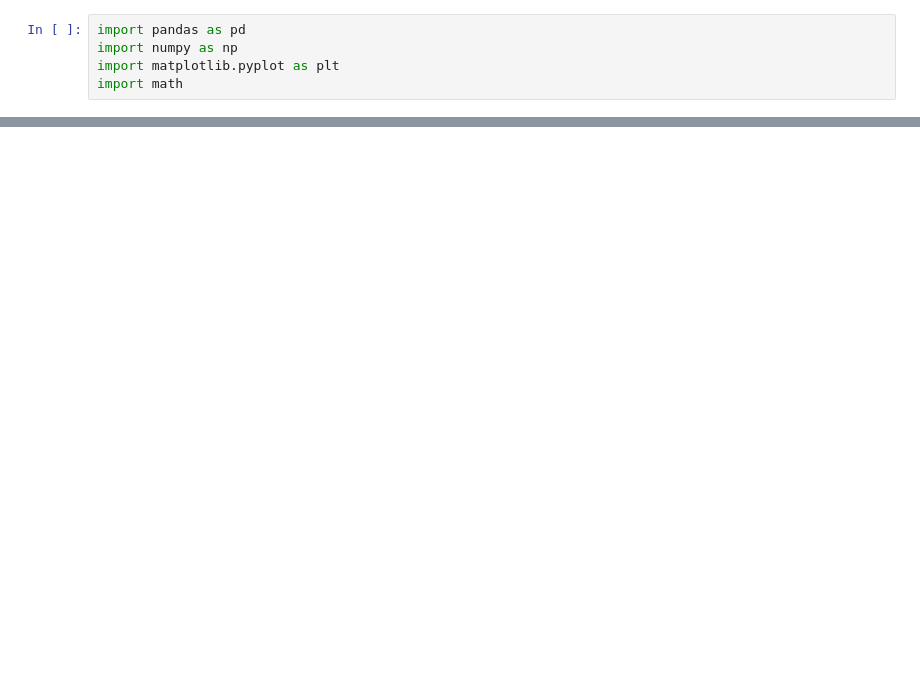
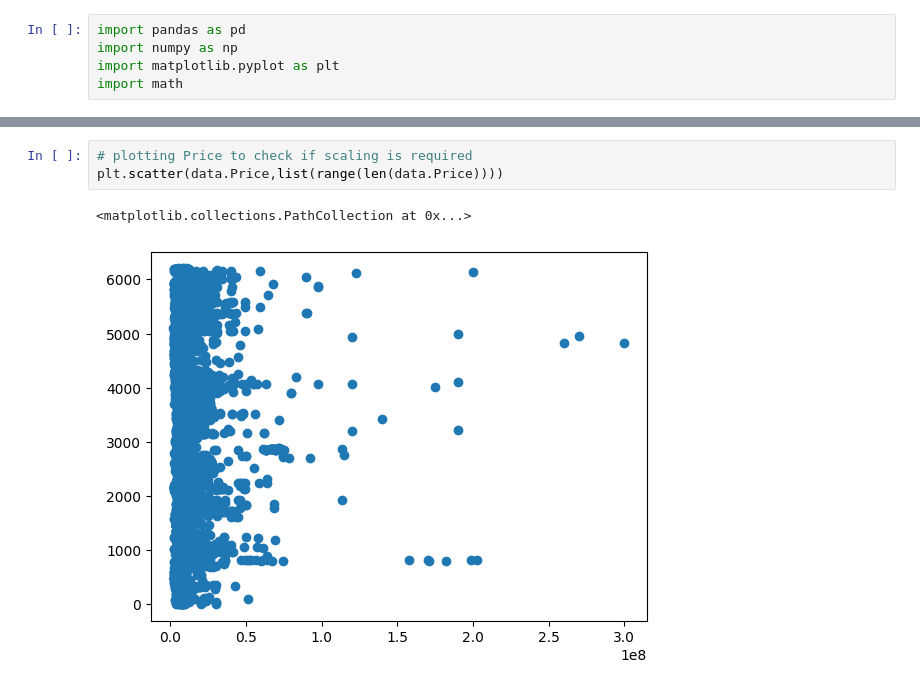
Before and after one commit to umangtyagi/machine_learning_specialization, a Jupyter notebook: linear_regression/univariate_multiple_linear_regression.ipynb, the cells around one changed output, grey strips where cells are left out. Cells and saved outputs as stored; diff of their text form; blank space fills up the shorter version.

```diff
--- a/linear_regression/univariate_multiple_linear_regression.ipynb
+++ b/linear_regression/univariate_multiple_linear_regression.ipynb
@@ -43,0 +73,6 @@ max       9.000000
+# %%
+# plotting Price to check if scaling is required
+plt.scatter(data.Price,list(range(len(data.Price))))
+# %% [output]
+<matplotlib.collections.PathCollection at 0x...>
+[figure, added]
```
Also changed, not shown: parts of 11 cells of this notebook.
